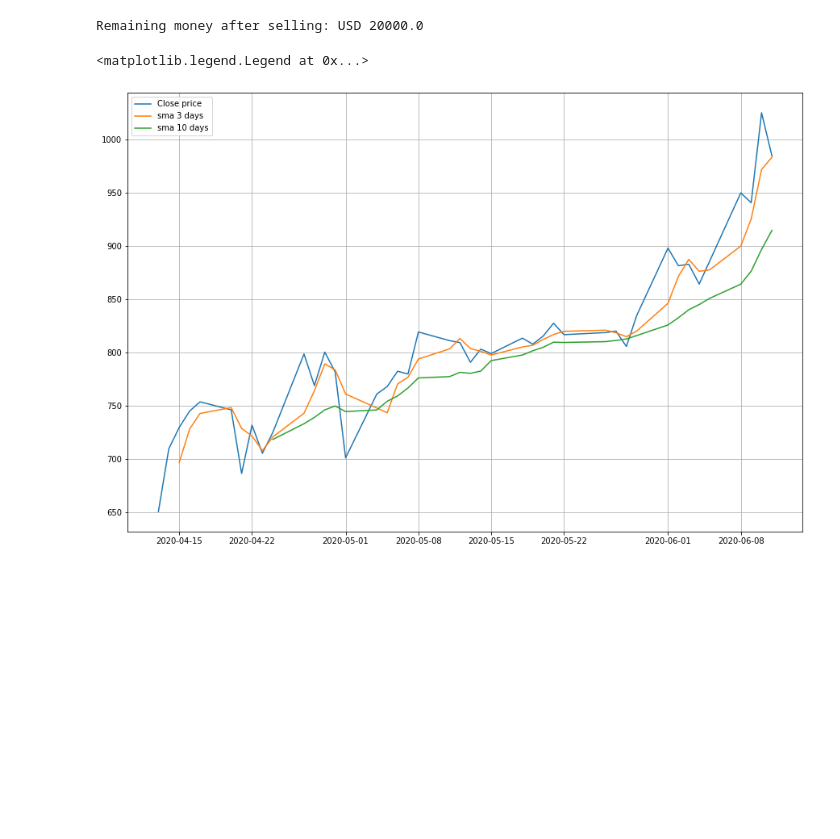
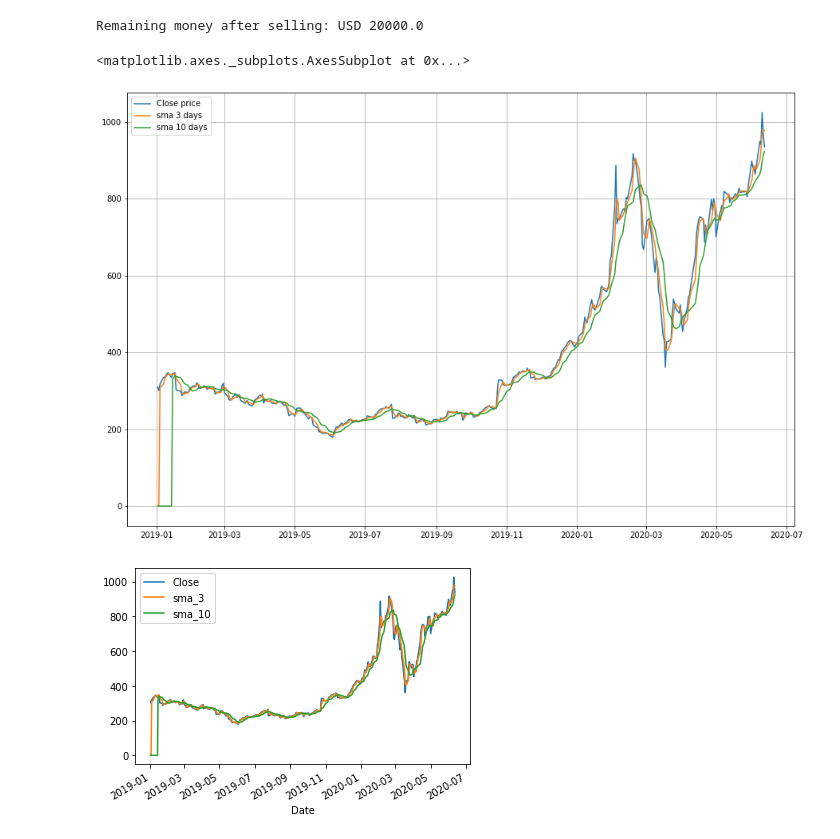
Before and after one commit to osbertc/cheatsheet, a Jupyter notebook: yfinance.ipynb, the cells around one changed output. Drawn from its saved outputs; the diff is of its cells as text; code cells hidden in the pictures; blank space fills up the shorter version.

```diff
--- a/yfinance.ipynb
+++ b/yfinance.ipynb
@@ -9,9 +11,15 @@ import yfinance as yf
 import matplotlib.pyplot as plt
 %matplotlib inline
 # %%
-# get stock information of Tesla(TSLA), period = 2 months
+# get stock information of Tesla(TSLA)
 tsla = yf.Ticker("TSLA")
-hist = tsla.history(period="2mo")
+hist = tsla.history(period="max")
+df2 = hist.loc[pd.Timestamp('2019-01-01'):pd.Timestamp('2022-12-31')] # period = since 2019-01-01 to current
+
+# get mutilpe stock information, period = since 2019-01-01 to current
+# data = yf.download("AAPL MSFT IBM GOOG", start='2019-01-01', end = '2022-12-31')
 
 # new df=sma, with column= Close stock value
-sma = hist.iloc[:,3:4]
+sma = df2.iloc[:,3:4]
+
+sma
@@ -18,8 +41,20 @@ sma = hist.iloc[:,3:4]
 # %%
+# Initialize the short and long windows
+short_window = 3
+long_window = 10
+
 # 3, 10 days simple moving average (SMA), using close value
-sma['sma_3'] = sma['Close'].rolling(window=3).mean()
-sma['sma_10'] = sma['Close'].rolling(window=10).mean()
+sma['sma_3'] = sma['Close'].rolling(window=short_window, min_periods = 1, center = False).mean()
+sma['sma_10'] = sma['Close'].rolling(window=long_window).mean()
+sma.fillna(0, inplace=True) # fill NA as 0
 
 # checker
 print('There are :', sma.shape[0], 'datapoints')
+
+# Daily percentage change
+# close = sma['Close']
+# sma['close_pct_change'] = close.pct_change()
+# sma.close_pct_change.fillna(0, inplace=True)
+
+sma
 # %% [output]
@@ -135,10 +186,14 @@ Remaining money after selling: USD 20000.0
 # %%
 plt.figure(figsize=[15,10])
 plt.grid(True)
 plt.plot(sma['Close'],label='Close price')
 plt.plot(sma['sma_3'],label='sma 3 days')
 plt.plot(sma['sma_10'],label='sma 10 days')
 plt.legend(loc=2)
+
+# or simply
+sma[['Close', 'sma_3', 'sma_10']].plot()
 # %% [output]
-<matplotlib.legend.Legend at 0x...>
+<matplotlib.axes._subplots.AxesSubplot at 0x...>
-[figure, old version]
+[figure, new version]
+[figure, added]
```
Also changed, not shown: parts of 8 cells of this notebook, 1 other file.
